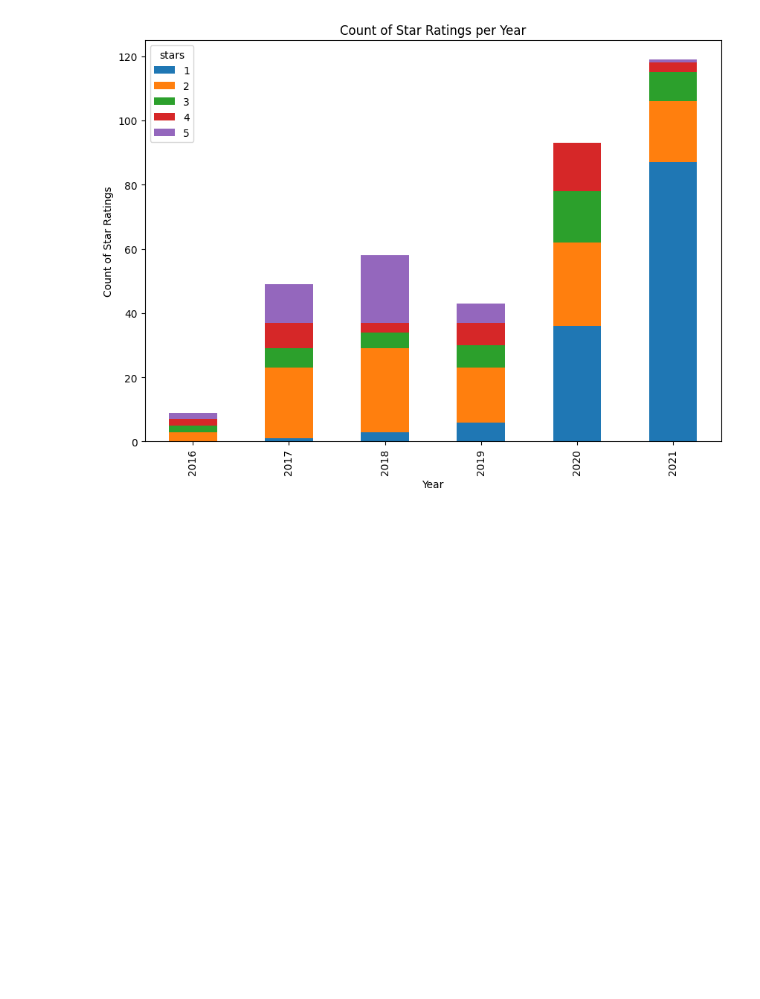
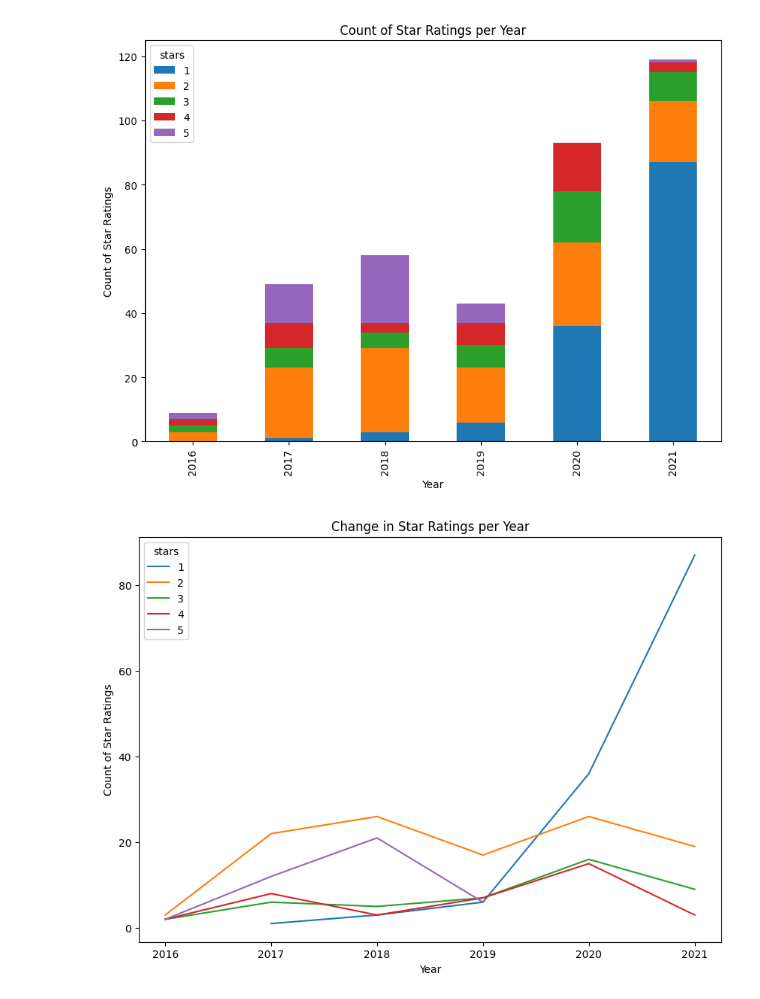
Before and after one commit to nightsinker/TSAP-UberEats, a Jupyter notebook: Data_Merge/Jay_Data_Prep.ipynb, the cells around one changed output. Cells and saved outputs as stored; diff of their text form; code cells hidden in the pictures; blank space fills up the shorter version.

```diff
--- a/Data_Merge/Jay_Data_Prep.ipynb
+++ b/Data_Merge/Jay_Data_Prep.ipynb
@@ -162,3 +162,19 @@ plt.ylabel('Count of Star Ratings')
 plt.show()
 # %% [output]
 [figure]
+# %%
+# Filter out 2022, 2023, and 2024
+temp_df = df[~df['year'].isin([2022, 2023, 2024])]
+
+# Get count of each star rating for each year
+star_counts = temp_df.groupby(['year', 'stars']).size().unstack()
+
+# Plot line graph
+star_counts.plot(kind='line', figsize=(10,7))
+
+plt.title('Change in Star Ratings per Year')
+plt.xlabel('Year')
+plt.ylabel('Count of Star Ratings')
+plt.show()
+# %% [output]
+[figure, added]
```
Also changed, not shown: parts of 8 cells of this notebook.
